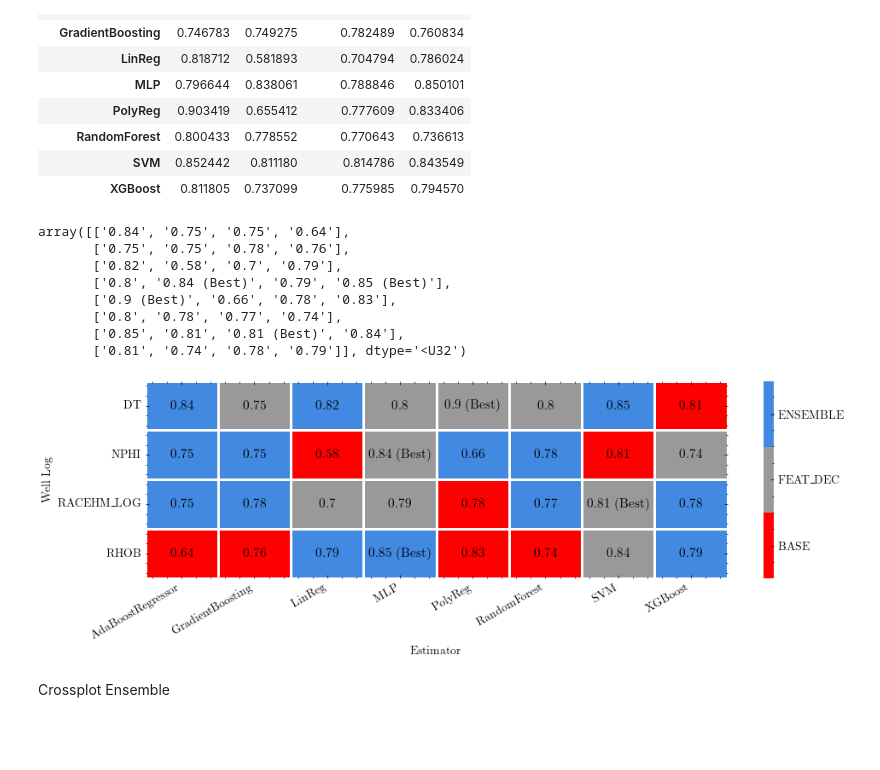
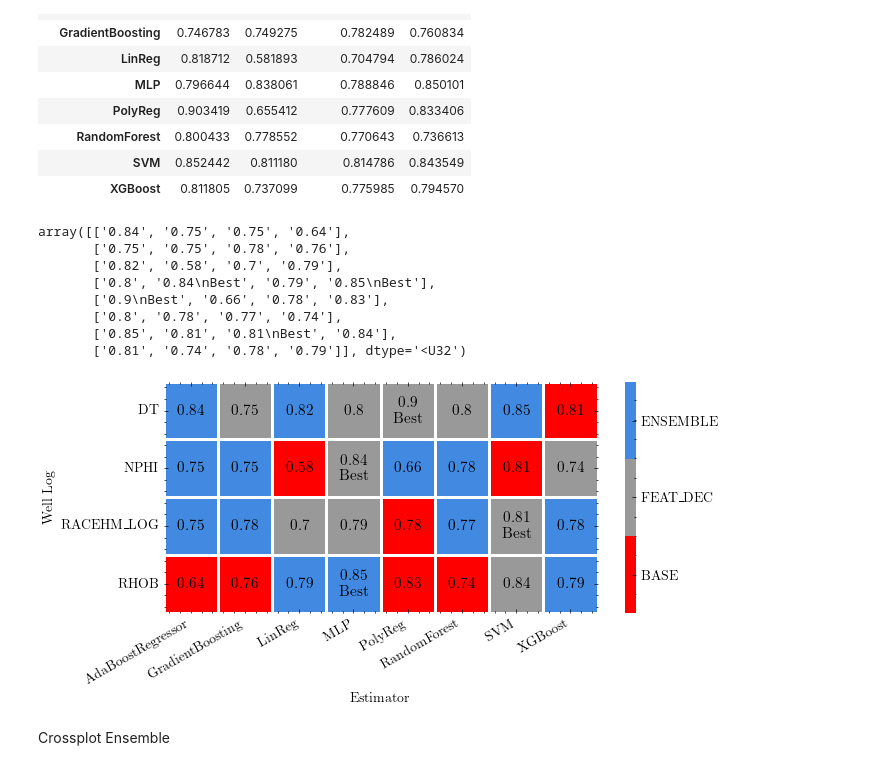
Before and after one commit to felipecostapereira/SYSID_well_logs, a Jupyter notebook: posproc_science_plots_train2.ipynb, the cells around one changed output. Drawn from its saved outputs; the diff is of its cells as text; code cells hidden in the pictures; blank space fills up the shorter version.

Commit message:
plot adjustments and fit time overall

```diff
--- a/posproc_science_plots_train2.ipynb
+++ b/posproc_science_plots_train2.ipynb
@@ -710,42 +710,42 @@ df_best_estim_pivot_r2
 anr2 = df_best_estim_pivot_r2.values.round(2)
 # anr2 = np.round(anr2,2)
 anr2 = anr2.astype('str')
-anr2[4,0] += ' (Best)'
-anr2[3,1] += ' (Best)'
-anr2[6,2] += ' (Best)'
-anr2[3,3] += ' (Best)'
+anr2[4,0] += '\nBest'
+anr2[3,1] += '\nBest'
+anr2[6,2] += '\nBest'
+anr2[3,3] += '\nBest'
 anr2
 # %% [output]
 array([['0.84', '0.75', '0.75', '0.64'],
        ['0.75', '0.75', '0.78', '0.76'],
        ['0.82', '0.58', '0.7', '0.79'],
-       ['0.8', '0.84 (Best)', '0.79', '0.85 (Best)'],
-       ['0.9 (Best)', '0.66', '0.78', '0.83'],
+       ['0.8', '0.84\nBest', '0.79', '0.85\nBest'],
+       ['0.9\nBest', '0.66', '0.78', '0.83'],
        ['0.8', '0.78', '0.77', '0.74'],
-       ['0.85', '0.81', '0.81 (Best)', '0.84'],
+       ['0.85', '0.81', '0.81\nBest', '0.84'],
        ['0.81', '0.74', '0.78', '0.79']], dtype='<U32')
 # %%
 myPalette = ['r', '0.6', '#4189E1']
 # %%
 df_best_estim_pivot = df_best_estim.pivot(columns='OUT', values='CASE', index='ESTIMATOR')
 df_best_estim_pivot.replace({j:i for i,j in enumerate(['BASE', 'FEAT_DEC', 'ENSEMBLE'])}, inplace=True)
 
 vmin = 0.33
 vmax = 1.66
 
-fig = plt.figure(figsize=(11,3))
+fig = plt.figure(figsize=(7,3))
 ax = sns.heatmap(df_best_estim_pivot.T, cmap=myPalette, linewidths=1, annot=anr2.transpose(), fmt='s', annot_kws={'fontweight':'extra bold', 'size':11, 'color':'k'})
 colorbar = ax.collections[0].colorbar
 colorbar.set_ticks([vmin,1,vmax])
 colorbar.set_ticklabels(['BASE', 'FEAT_DEC', 'ENSEMBLE'])
 
 plt.ylabel('Well Log')
 plt.xlabel('Estimator')
 plt.xticks(rotation=30, ha='right')
 
 fig.savefig(f'./Images/heatmap_best_estimators.pdf', format='pdf')
 # %% [output]
-[figure, old version]
+[figure, new version]
 # %% [markdown]
 Crossplot Ensemble
 # %%
```
Also changed, not shown: parts of 6 cells of this notebook, 2 other files.
